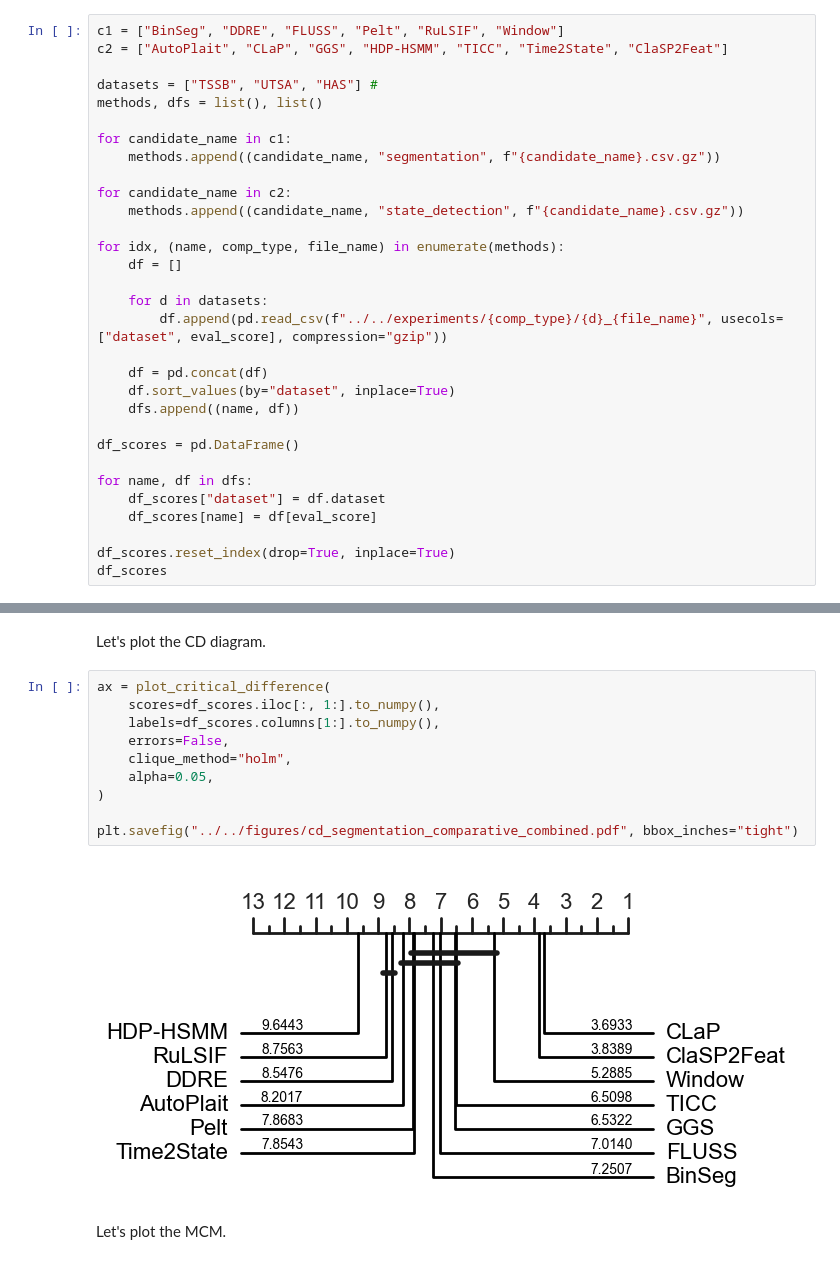
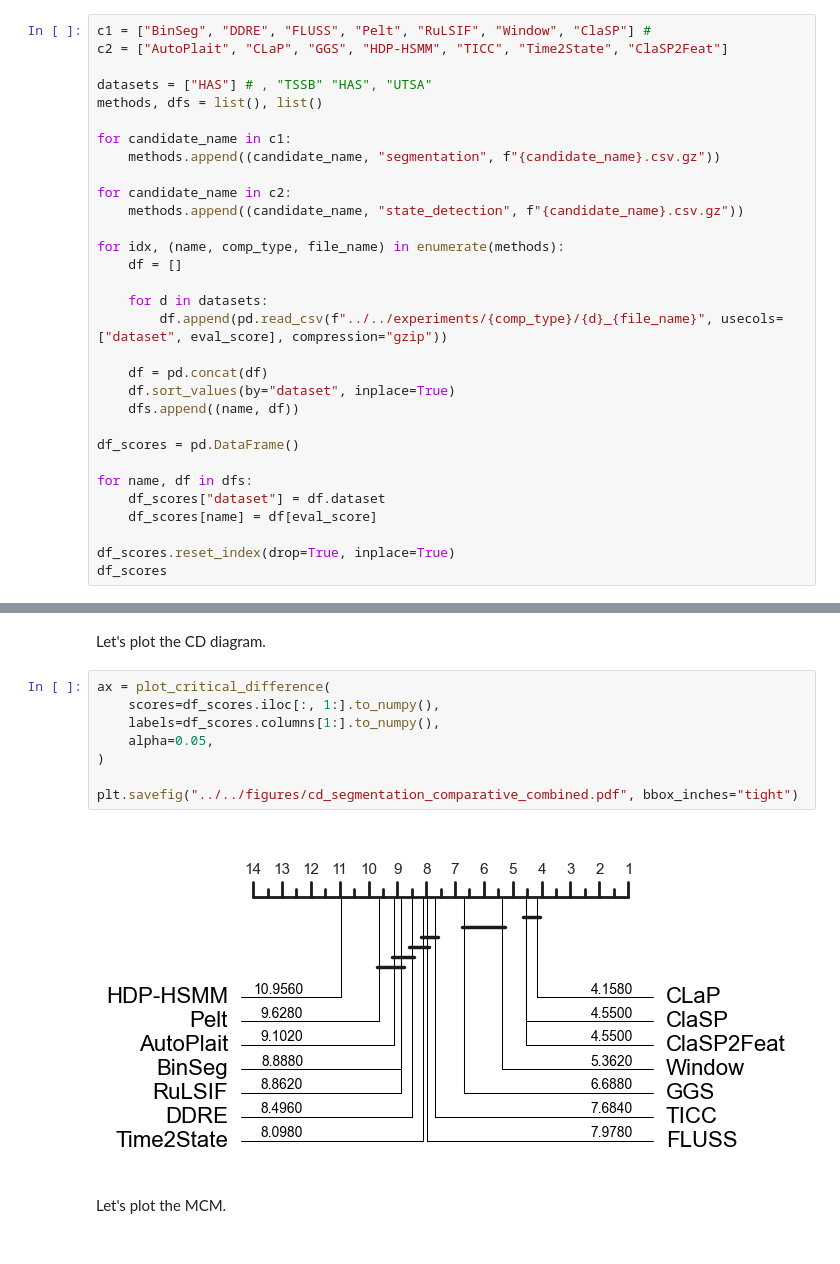
Before and after one commit to ermshaua/classification-label-profile, a Jupyter notebook: notebooks/comparative_analysis/segmentation_competitor_combined.ipynb, the cells around one changed output, grey strips where cells are left out. Saved outputs shown, nothing was run; the diff lists cells and outputs as text.

```diff
--- a/notebooks/comparative_analysis/segmentation_competitor_combined.ipynb
+++ b/notebooks/comparative_analysis/segmentation_competitor_combined.ipynb
@@ -33,10 +33,10 @@ eval_score = "covering_score"
 # %% [markdown]
 Let's load the scores from the different methods.
 # %%
-c1 = ["BinSeg", "DDRE", "FLUSS", "Pelt", "RuLSIF", "Window"]
+c1 = ["BinSeg", "DDRE", "FLUSS", "Pelt", "RuLSIF", "Window", "ClaSP"] #
 c2 = ["AutoPlait", "CLaP", "GGS", "HDP-HSMM", "TICC", "Time2State", "ClaSP2Feat"]
 
-datasets = ["TSSB", "UTSA", "HAS"] #
+datasets = ["HAS"] # , "TSSB" "HAS", "UTSA"
 methods, dfs = list(), list()
 
 for candidate_name in c1:
@@ -162,15 +166,13 @@ Let's plot the CD diagram.
 # %%
 ax = plot_critical_difference(
     scores=df_scores.iloc[:, 1:].to_numpy(),
     labels=df_scores.columns[1:].to_numpy(),
-    errors=False,
-    clique_method="holm",
     alpha=0.05,
 )
 
 plt.savefig("../../figures/cd_segmentation_comparative_combined.pdf", bbox_inches="tight")
 # %% [output]
-[figure, old version]
+[figure, new version]
 # %% [markdown]
  Let's plot the MCM.
 # %%
```
Also changed, not shown: parts of 9 cells of this notebook, 43 other files.
